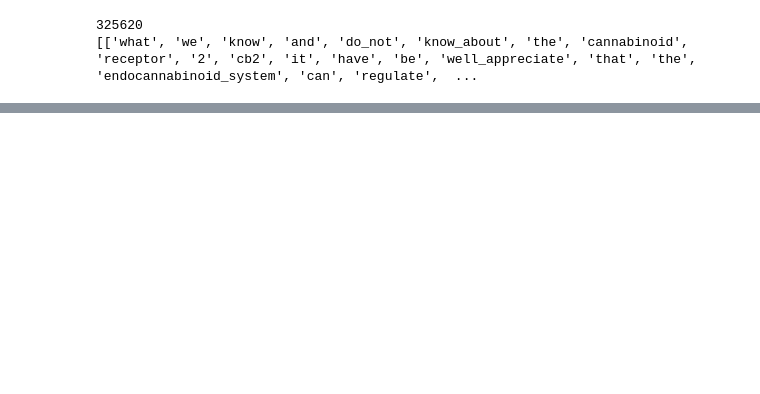
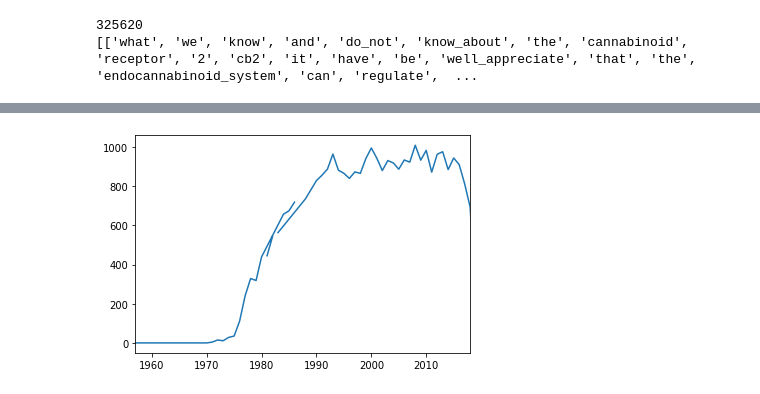
Before and after one commit to Shunling/CapstoneProjects, a Jupyter notebook: NaturalLanguageProcessingGPCR/Text_Analysis.ipynb, the cells around one changed output, grey strips where cells are left out. Cells and saved outputs as stored; diff of their text form; code cells hidden in the pictures; blank space fills up the shorter version.

```diff
--- a/NaturalLanguageProcessingGPCR/Text_Analysis.ipynb
+++ b/NaturalLanguageProcessingGPCR/Text_Analysis.ipynb
@@ -343,0 +449,4 @@ similar_words
+# %%
+plot_year_trend('dopamine',df)
+# %% [output]
+[figure, added]
```
Also changed, not shown: parts of 25 cells of this notebook.
